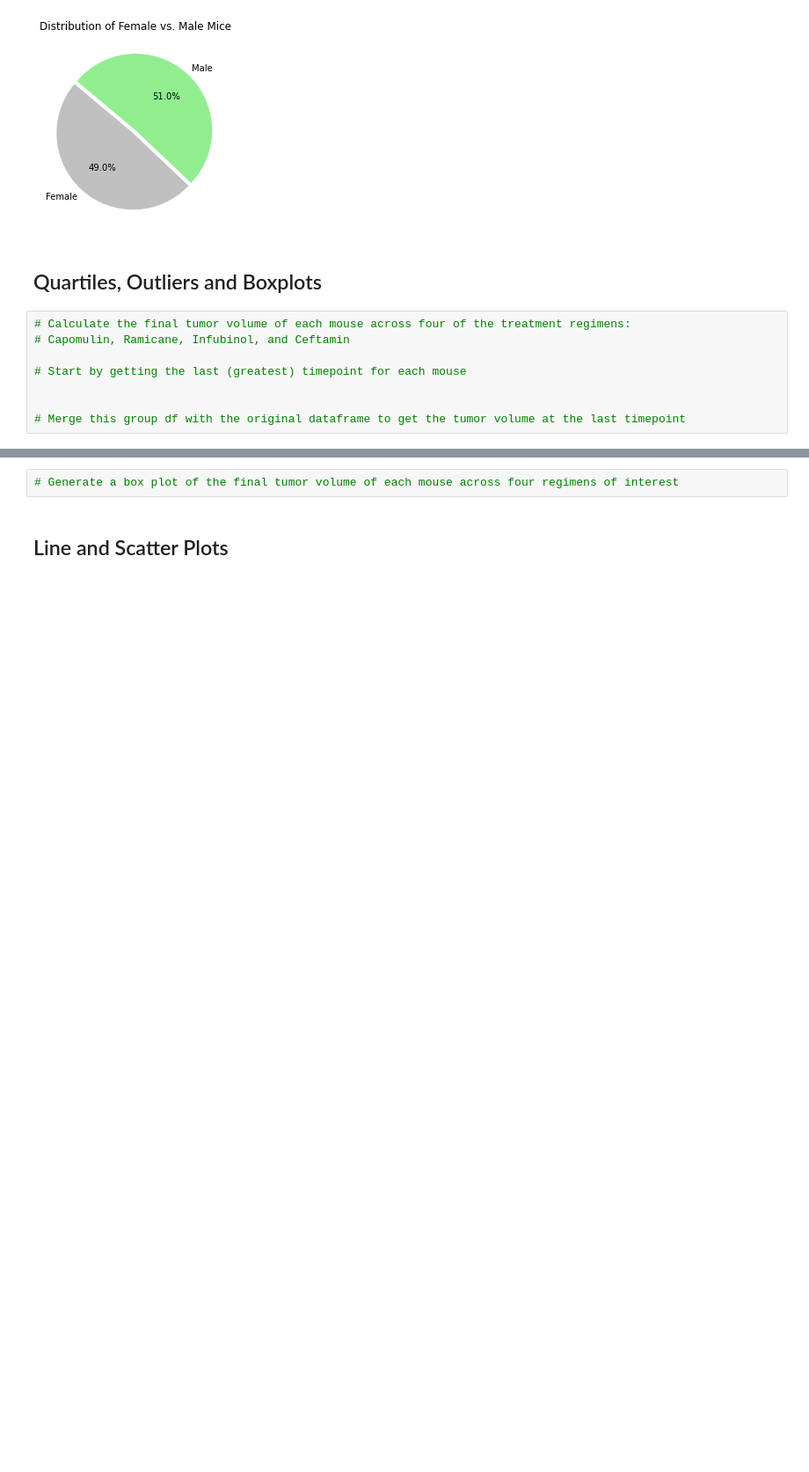
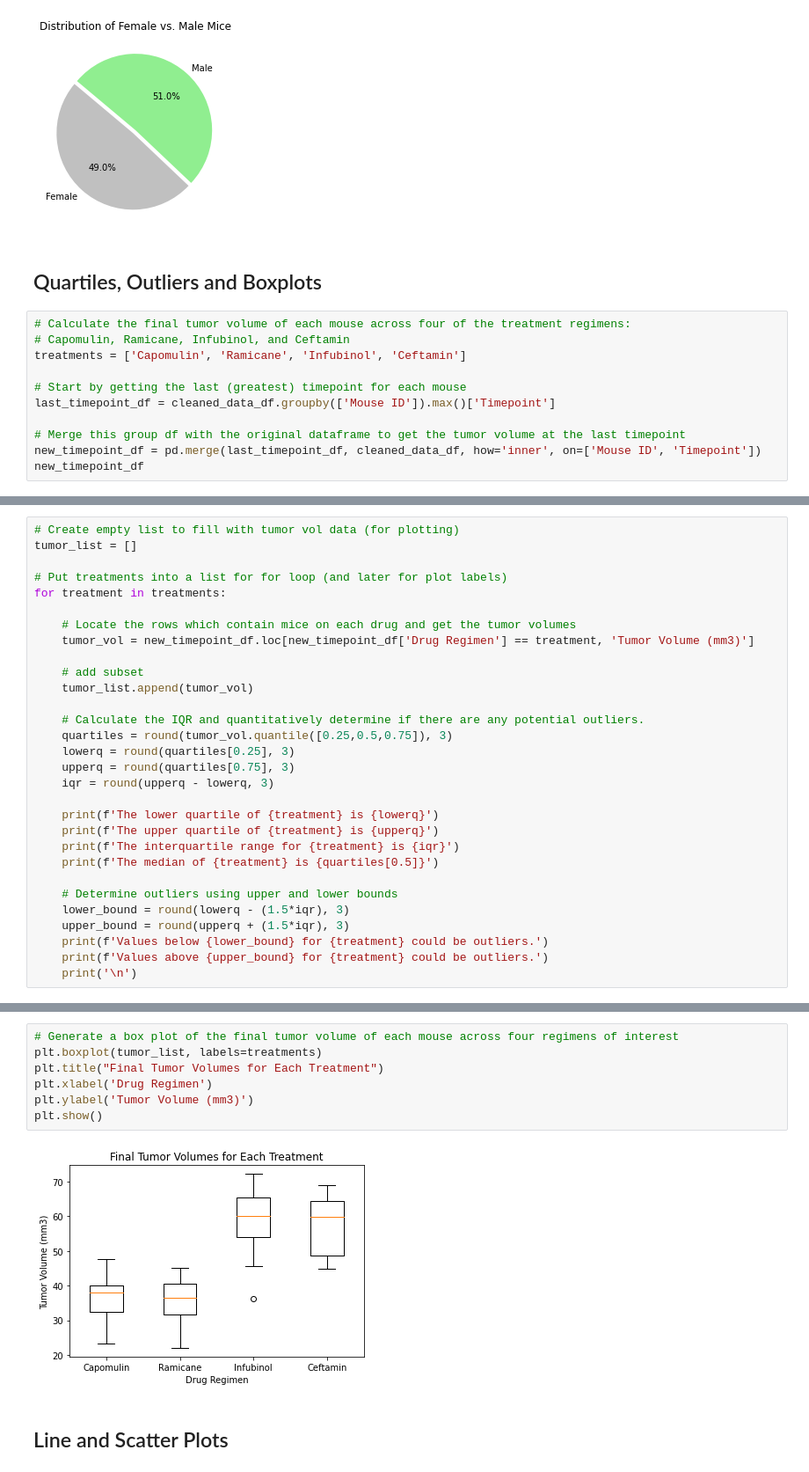
Before and after one commit to dkletter/matplotlib-challenge, a Jupyter notebook: pymaceuticals_starter.ipynb, the cells around one changed output, grey strips where cells are left out. Shown: that part at 88% size. Cells and saved outputs as stored; diff of their text form; blank space fills up the shorter version.

```diff
--- a/pymaceuticals_starter.ipynb
+++ b/pymaceuticals_starter.ipynb
@@ -197,8 +199,11 @@ plt.show()
 # %%
 # Calculate the final tumor volume of each mouse across four of the treatment regimens:
 # Capomulin, Ramicane, Infubinol, and Ceftamin
+treatments = ['Capomulin', 'Ramicane', 'Infubinol', 'Ceftamin']
 
 # Start by getting the last (greatest) timepoint for each mouse
-
+last_timepoint_df = cleaned_data_df.groupby(['Mouse ID']).max()['Timepoint']
 
 # Merge this group df with the original dataframe to get the tumor volume at the last timepoint
+new_timepoint_df = pd.merge(last_timepoint_df, cleaned_data_df, how='inner', on=['Mouse ID', 'Timepoint'])
+new_timepoint_df
@@ -221,0 +224,30 @@ plt.show()
+# %%
+# Create empty list to fill with tumor vol data (for plotting)
+tumor_list = []
+
+# Put treatments into a list for for loop (and later for plot labels)
+for treatment in treatments:
+
+    # Locate the rows which contain mice on each drug and get the tumor volumes
+    tumor_vol = new_timepoint_df.loc[new_timepoint_df['Drug Regimen'] == treatment, 'Tumor Volume (mm3)']
+
+    # add subset
+    tumor_list.append(tumor_vol)
+
+    # Calculate the IQR and quantitatively determine if there are any potential outliers.
+    quartiles = round(tumor_vol.quantile([0.25,0.5,0.75]), 3)
+    lowerq = round(quartiles[0.25], 3)
+    upperq = round(quartiles[0.75], 3)
+    iqr = round(upperq - lowerq, 3)
+
+    print(f'The lower quartile of {treatment} is {lowerq}')
+    print(f'The upper quartile of {treatment} is {upperq}')
+    print(f'The interquartile range for {treatment} is {iqr}')
+    print(f'The median of {treatment} is {quartiles[0.5]}')
+
+    # Determine outliers using upper and lower bounds
+    lower_bound = round(lowerq - (1.5*iqr), 3)
+    upper_bound = round(upperq + (1.5*iqr), 3)
+    print(f'Values below {lower_bound} for {treatment} could be outliers.')
+    print(f'Values above {upper_bound} for {treatment} could be outliers.')
+    print('\n')
@@ -222,5 +272,12 @@ plt.show()
 # %%
 # Generate a box plot of the final tumor volume of each mouse across four regimens of interest
+plt.boxplot(tumor_list, labels=treatments)
+plt.title("Final Tumor Volumes for Each Treatment")
+plt.xlabel('Drug Regimen')
+plt.ylabel('Tumor Volume (mm3)')
+plt.show()
+# %% [output]
+[figure, added]
 # %% [markdown]
 ## Line and Scatter Plots
 # %%
```
Also changed, not shown: parts of 7 cells of this notebook.
